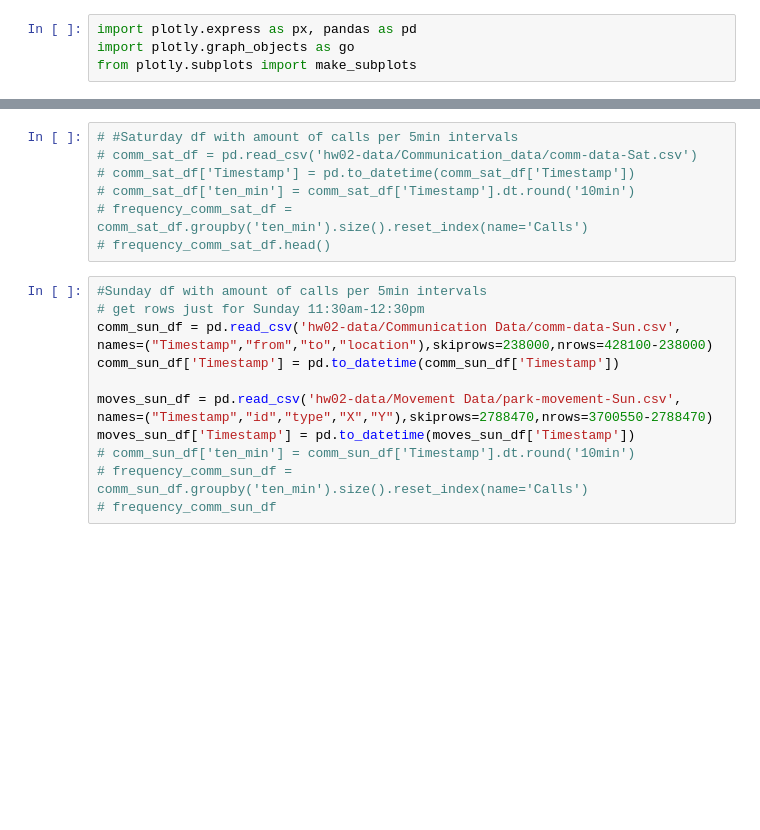
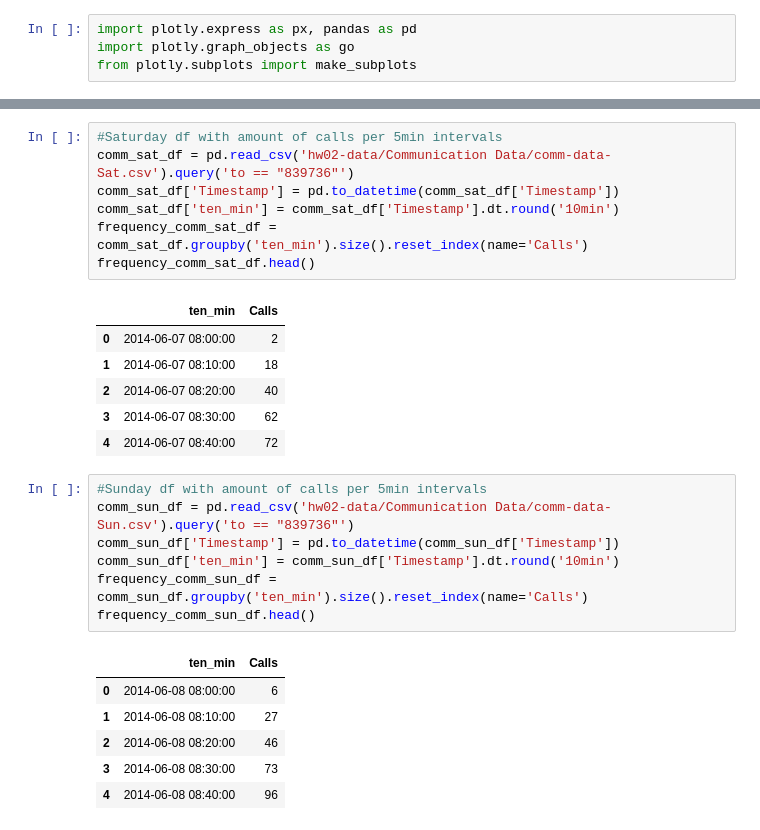
Before and after one commit to CelestialSloth/csc235-hw02, a Jupyter notebook: call_density.ipynb, the cells around one changed output, grey strips where cells are left out. Saved outputs shown, nothing was run; the diff lists cells and outputs as text; blank space fills up the shorter version.

```diff
--- a/call_density.ipynb
+++ b/call_density.ipynb
@@ -12,21 +19,31 @@ from plotly.subplots import make_subplots
 # %%
-# #Saturday df with amount of calls per 5min intervals
-# comm_sat_df = pd.read_csv('hw02-data/Communication_data/comm-data-Sat.csv')
-# comm_sat_df['Timestamp'] = pd.to_datetime(comm_sat_df['Timestamp'])
-# comm_sat_df['ten_min'] = comm_sat_df['Timestamp'].dt.round('10min')
-# frequency_comm_sat_df = comm_sat_df.groupby('ten_min').size().reset_index(name='Calls')
-# frequency_comm_sat_df.head()
+#Saturday df with amount of calls per 5min intervals
+comm_sat_df = pd.read_csv('hw02-data/Communication Data/comm-data-Sat.csv').query('to == "839736"')
+comm_sat_df['Timestamp'] = pd.to_datetime(comm_sat_df['Timestamp'])
+comm_sat_df['ten_min'] = comm_sat_df['Timestamp'].dt.round('10min')
+frequency_comm_sat_df = comm_sat_df.groupby('ten_min').size().reset_index(name='Calls')
+frequency_comm_sat_df.head()
+# %% [output]
+|  | ten_min | Calls |
+| 0 | 2014-06-07 08:00:00 | 2 |
+| 1 | 2014-06-07 08:10:00 | 18 |
+| 2 | 2014-06-07 08:20:00 | 40 |
+| 3 | 2014-06-07 08:30:00 | 62 |
+| 4 | 2014-06-07 08:40:00 | 72 |
 # %%
 #Sunday df with amount of calls per 5min intervals
-# get rows just for Sunday 11:30am-12:30pm
-comm_sun_df = pd.read_csv('hw02-data/Communication Data/comm-data-Sun.csv', names=("Timestamp","from","to","location"),skiprows=238000,nrows=428100-238000)
+comm_sun_df = pd.read_csv('hw02-data/Communication Data/comm-data-Sun.csv').query('to == "839736"')
 comm_sun_df['Timestamp'] = pd.to_datetime(comm_sun_df['Timestamp'])
-
-moves_sun_df = pd.read_csv('hw02-data/Movement Data/park-movement-Sun.csv', names=("Timestamp","id","type","X","Y"),skiprows=2788470,nrows=3700550-2788470)
-moves_sun_df['Timestamp'] = pd.to_datetime(moves_sun_df['Timestamp'])
-# comm_sun_df['ten_min'] = comm_sun_df['Timestamp'].dt.round('10min')
-# frequency_comm_sun_df = comm_sun_df.groupby('ten_min').size().reset_index(name='Calls')
-# frequency_comm_sun_df
+comm_sun_df['ten_min'] = comm_sun_df['Timestamp'].dt.round('10min')
+frequency_comm_sun_df = comm_sun_df.groupby('ten_min').size().reset_index(name='Calls')
+frequency_comm_sun_df.head()
+# %% [output]
+|  | ten_min | Calls |
+| 0 | 2014-06-08 08:00:00 | 6 |
+| 1 | 2014-06-08 08:10:00 | 27 |
+| 2 | 2014-06-08 08:20:00 | 46 |
+| 3 | 2014-06-08 08:30:00 | 73 |
+| 4 | 2014-06-08 08:40:00 | 96 |
 # %%
 fig = make_subplots(rows=3, cols=1, subplot_titles=["Friday", "Saturday", "Sunday"])
 
```
Also changed, not shown: parts of 2 cells of this notebook.
